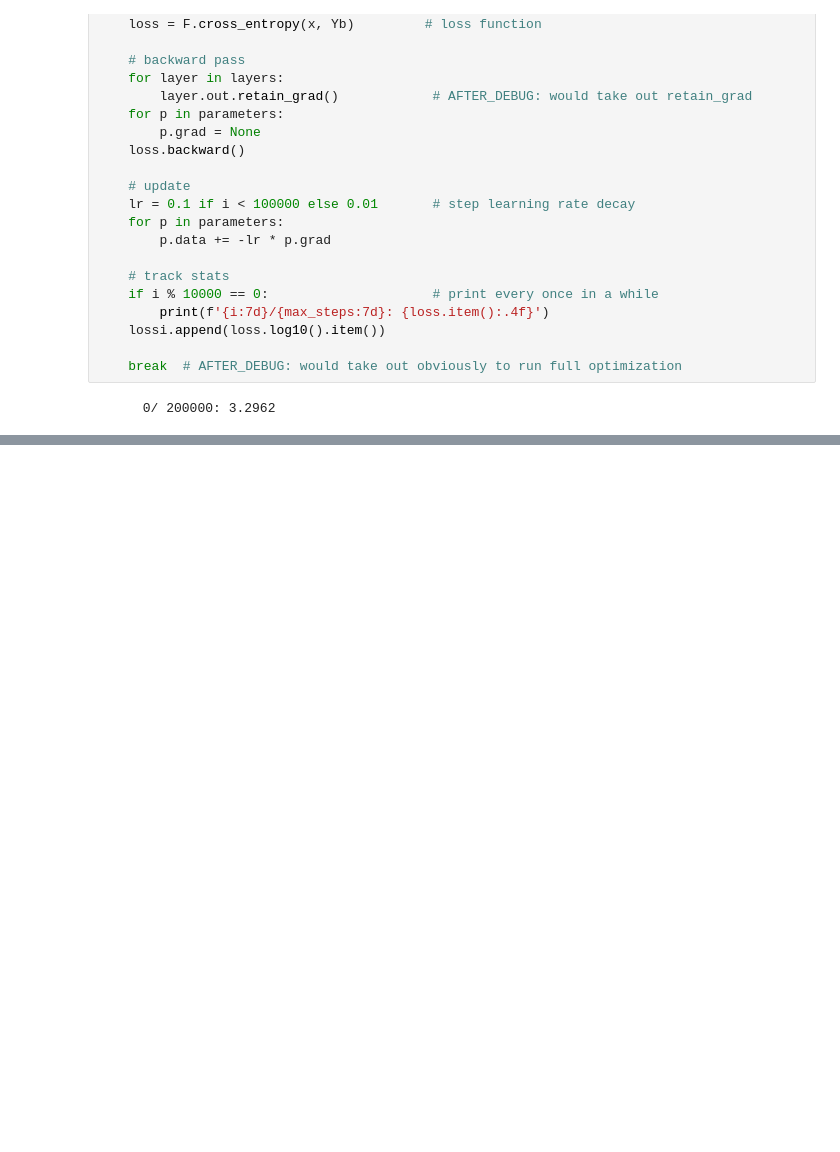
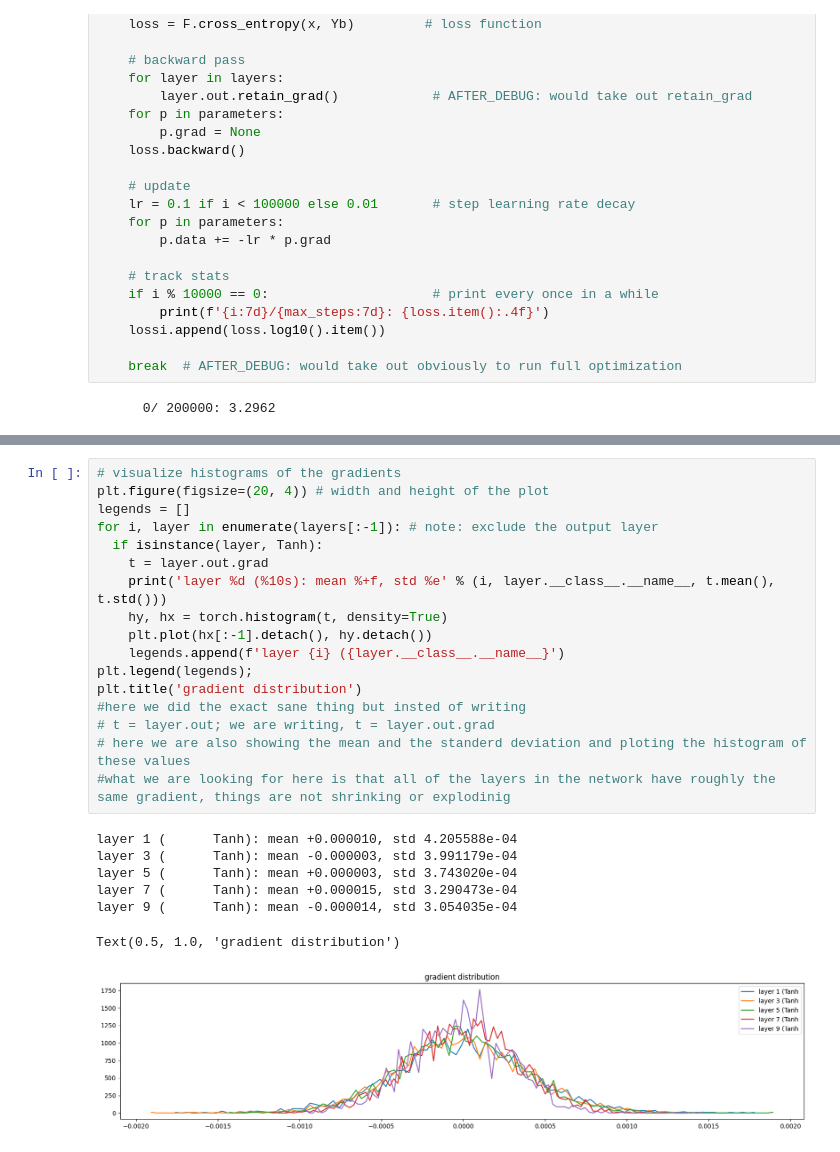
Before and after one commit to SWARITSHUKLA/neural-probabilistic-language-model, a Jupyter notebook: lecture3_notes.ipynb, the cells around one changed output, grey strips where cells are left out. Saved outputs shown, nothing was run; the diff lists cells and outputs as text; blank space fills up the shorter version.

```diff
--- a/lecture3_notes.ipynb
+++ b/lecture3_notes.ipynb
@@ -362,0 +393,25 @@ for i in range(max_steps):
+# %%
+# visualize histograms of the gradients
+plt.figure(figsize=(20, 4)) # width and height of the plot
+legends = []
+for i, layer in enumerate(layers[:-1]): # note: exclude the output layer
+  if isinstance(layer, Tanh):
+    t = layer.out.grad
+    print('layer %d (%10s): mean %+f, std %e' % (i, layer.__class__.__name__, t.mean(), t.std()))
+    hy, hx = torch.histogram(t, density=True)
+    plt.plot(hx[:-1].detach(), hy.detach())
+    legends.append(f'layer {i} ({layer.__class__.__name__}')
+plt.legend(legends);
+plt.title('gradient distribution')
+#here we did the exact sane thing but insted of writing
+# t = layer.out; we are writing, t = layer.out.grad
+# here we are also showing the mean and the standerd deviation and ploting the histogram of these values
+#what we are looking for here is that all of the layers in the network have roughly the same gradient, things are not shrinking or explodinig
+# %% [output]
+layer 1 (      Tanh): mean +0.000010, std 4.205588e-04
+layer 3 (      Tanh): mean -0.000003, std 3.991179e-04
+layer 5 (      Tanh): mean +0.000003, std 3.743020e-04
+layer 7 (      Tanh): mean +0.000015, std 3.290473e-04
+layer 9 (      Tanh): mean -0.000014, std 3.054035e-04
+Text(0.5, 1.0, 'gradient distribution')
+[figure, added]
```
Also changed, not shown: parts of 2 cells of this notebook.
